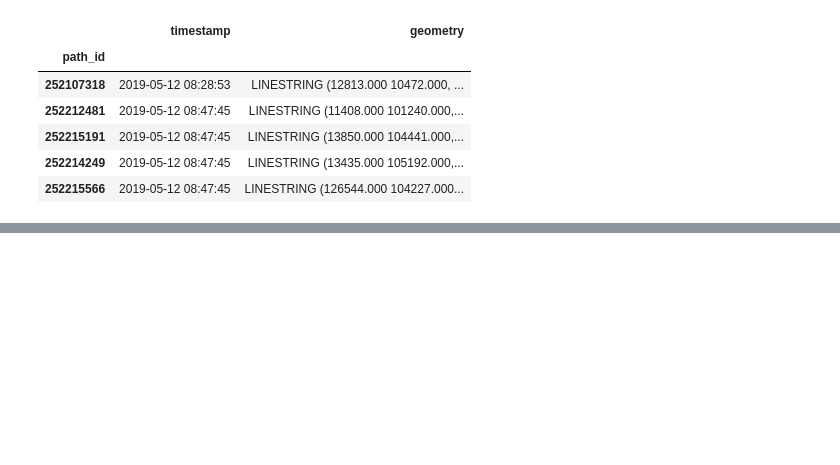
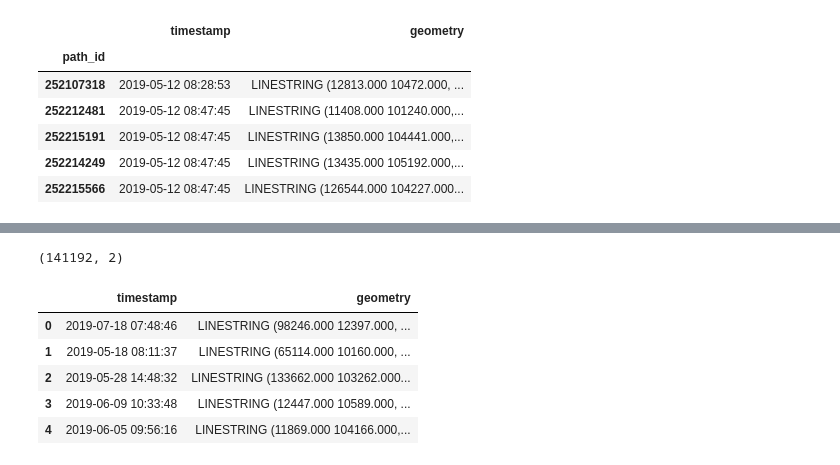
Before and after one commit to max-schaeufele91/master_thesis, a Jupyter notebook: Path_Visualization.ipynb, the cells around one changed output, grey strips where cells are left out. Drawn from its saved outputs; the diff is of its cells as text; code cells hidden in the pictures; blank space fills up the shorter version.

```diff
--- a/Path_Visualization.ipynb
+++ b/Path_Visualization.ipynb
@@ -310,0 +326,26 @@ NameError: name 'create_json' is not defined
+# %%
+features = ['timestamp', 'geometry']
+
+geo_data_pollen['Pollen'] = True
+geo_data_no_pollen['Pollen'] = False
+
+X = geo_data_pollen[features].append(geo_data_no_pollen[features])
+y = geo_data_pollen['Pollen'].append(geo_data_no_pollen['Pollen'])
+
+X_train, X_test, y_train, y_test = train_test_split(X, y, test_size=0.3, random_state=2,
+                                                    shuffle=True, stratify=y)
+# %%
+rus = RandomUnderSampler(random_state=0)
+X_resampled_under, y_resampled_under = rus.fit_resample(X_train, y_train)
+# %%
+test = gpd.GeoDataFrame(X_resampled_under, columns=features)
+print(test.shape)
+test.head()
+# %% [output]
+(141192, 2)
+|  | timestamp | geometry |
+| 0 | 2019-07-18 07:48:46 | LINESTRING (98246.000 12397.000, ... |
+| 1 | 2019-05-18 08:11:37 | LINESTRING (65114.000 10160.000, ... |
+| 2 | 2019-05-28 14:48:32 | LINESTRING (133662.000 103262.000... |
+| 3 | 2019-06-09 10:33:48 | LINESTRING (12447.000 10589.000, ... |
+| 4 | 2019-06-05 09:56:16 | LINESTRING (11869.000 104166.000,... |
```
Also changed, not shown: parts of 6 cells of this notebook, 1 other file.
